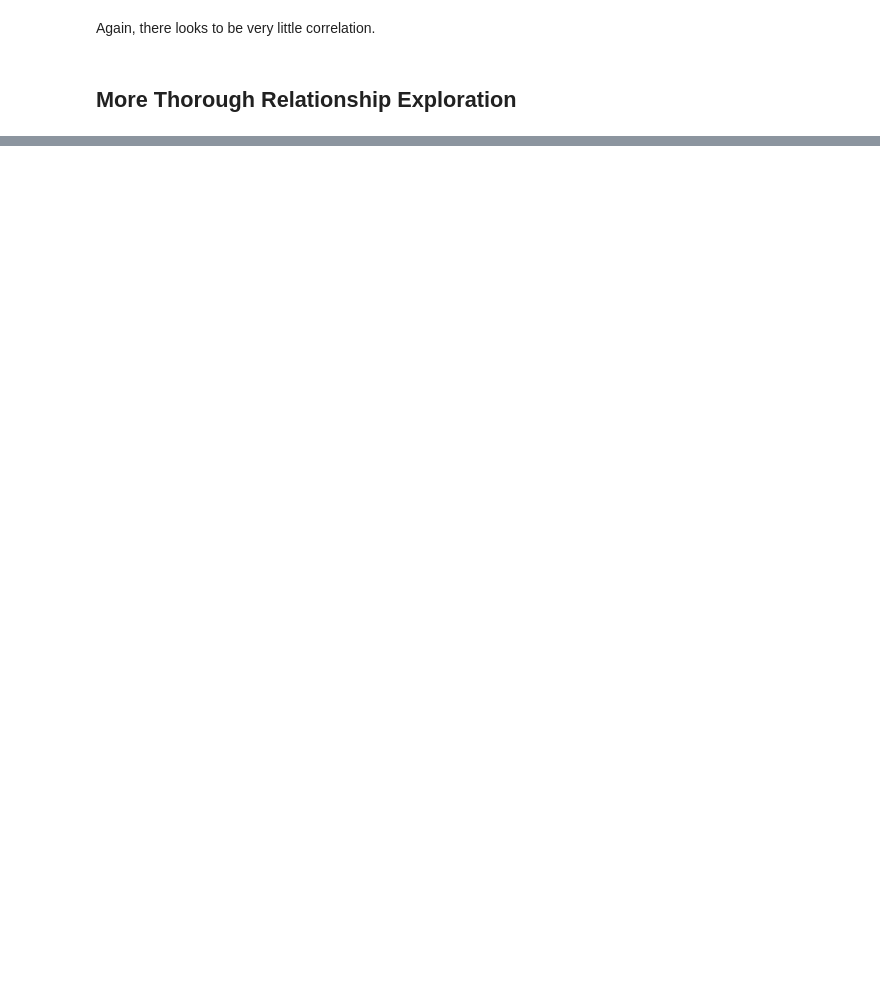
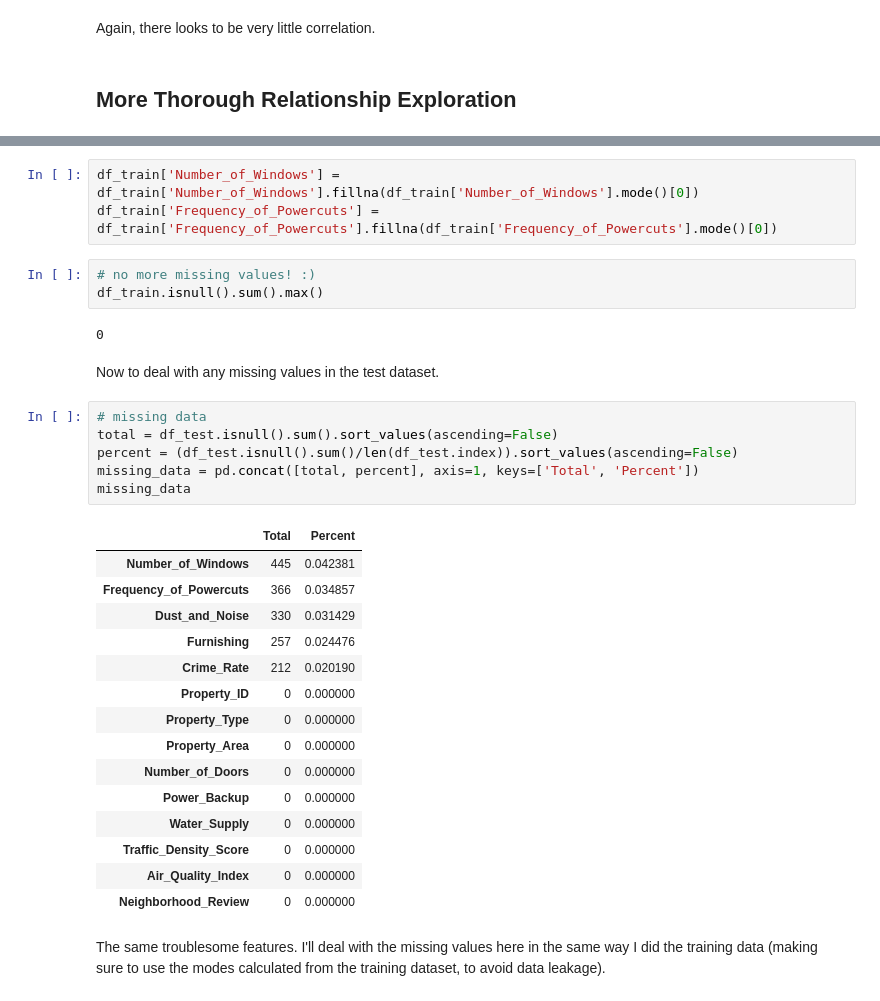
Before and after one commit to tomwetherell/habitability-hackathon, a Jupyter notebook: data_exploration.ipynb, the cells around one changed output, grey strips where cells are left out. Saved outputs shown, nothing was run; the diff lists cells and outputs as text; blank space fills up the shorter version.

```diff
--- a/data_exploration.ipynb
+++ b/data_exploration.ipynb
@@ -123,0 +188,34 @@ Observations:
+# %%
+df_train['Number_of_Windows'] = df_train['Number_of_Windows'].fillna(df_train['Number_of_Windows'].mode()[0])
+df_train['Frequency_of_Powercuts'] = df_train['Frequency_of_Powercuts'].fillna(df_train['Frequency_of_Powercuts'].mode()[0])
+# %%
+# no more missing values! :)
+df_train.isnull().sum().max()
+# %% [output]
+0
+# %% [markdown]
+Now to deal with any missing values in the test dataset.
+# %%
+# missing data
+total = df_test.isnull().sum().sort_values(ascending=False)
+percent = (df_test.isnull().sum()/len(df_test.index)).sort_values(ascending=False)
+missing_data = pd.concat([total, percent], axis=1, keys=['Total', 'Percent'])
+missing_data
+# %% [output]
+|  | Total | Percent |
+| Number_of_Windows | 445 | 0.042381 |
+| Frequency_of_Powercuts | 366 | 0.034857 |
+| Dust_and_Noise | 330 | 0.031429 |
+| Furnishing | 257 | 0.024476 |
+| Crime_Rate | 212 | 0.020190 |
+| Property_ID | 0 | 0.000000 |
+| Property_Type | 0 | 0.000000 |
+| Property_Area | 0 | 0.000000 |
+| Number_of_Doors | 0 | 0.000000 |
+| Power_Backup | 0 | 0.000000 |
+| Water_Supply | 0 | 0.000000 |
+| Traffic_Density_Score | 0 | 0.000000 |
+| Air_Quality_Index | 0 | 0.000000 |
+| Neighborhood_Review | 0 | 0.000000 |
+# %% [markdown]
+The same troublesome features. I'll deal with the missing values here in the same way I did the training data (making sure to use the modes calculated from the training dataset, to avoid data leakage).
```
Also changed, not shown: parts of 18 cells of this notebook, 2 other files.
